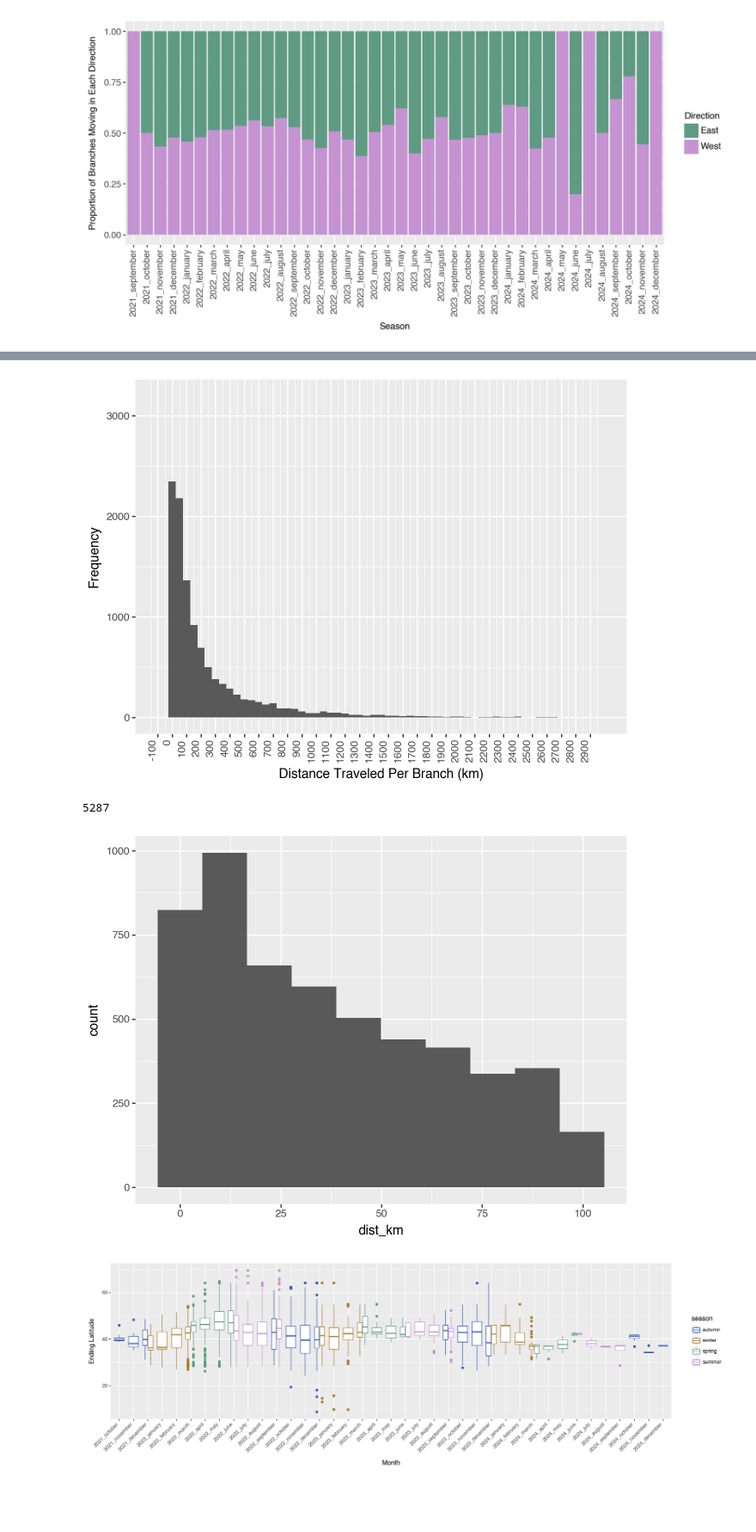
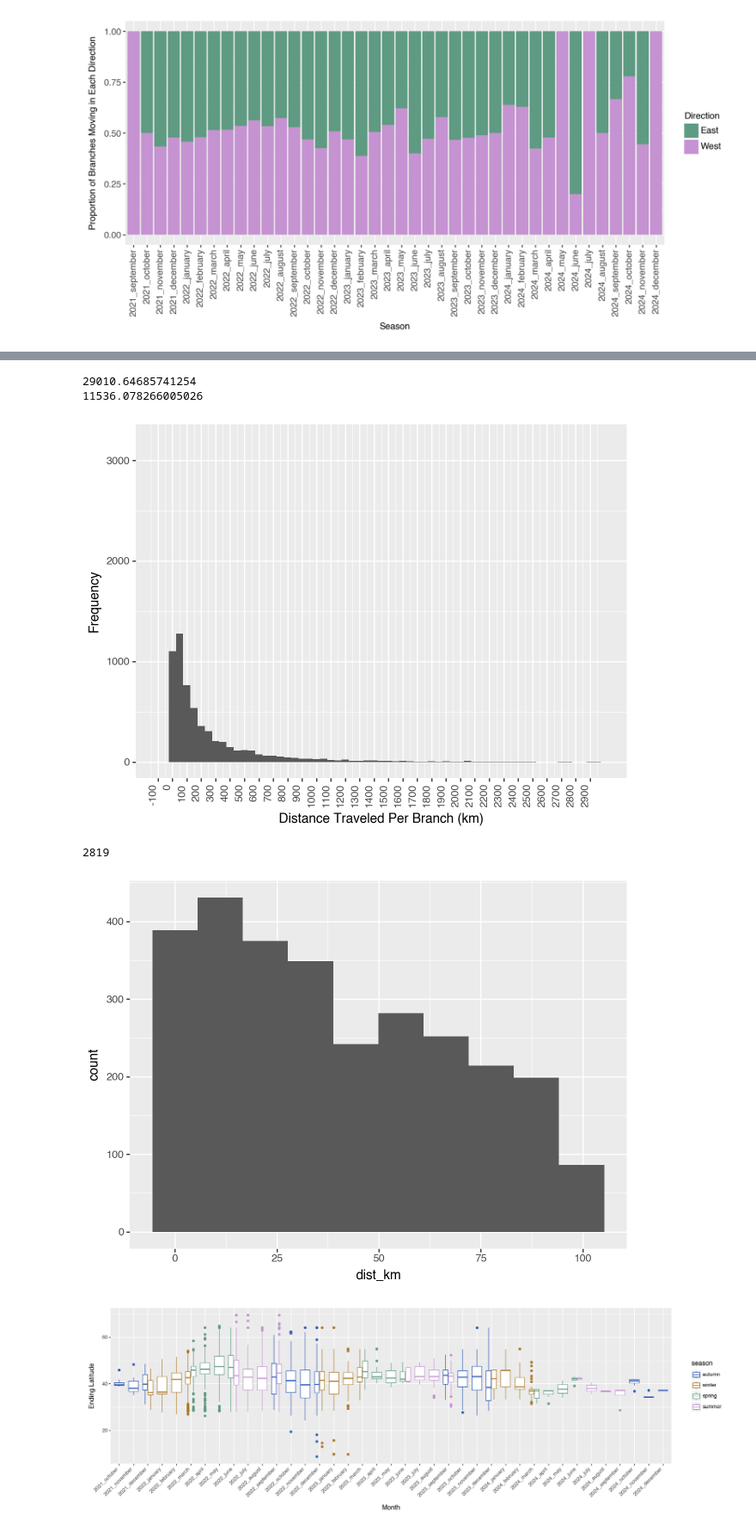
Before and after one commit to moncla-lab/H5-avian-ecology, a Jupyter notebook: cont_phyl_mcc_plotting.ipynb, the cells around one changed output, grey strips where cells are left out. Shown at 86% size. Cells and saved outputs as stored; diff of their text form; code cells hidden in the pictures; blank space fills up the shorter version.

Commit message:
updates some plotting scripts

```diff
--- a/cont_phyl_mcc_plotting.ipynb
+++ b/cont_phyl_mcc_plotting.ipynb
@@ -29,6 +29,8 @@ from shapely.validation import make_valid
 # FILE = "./SERAPHIM/nov2021-2024/NAm_wild-aves_nov2021-2024_ha_MCC.csv"
 # FILE = "./SERAPHIM/nov2021-2024_no-suliformes/NAm_wild-aves_nov2021-2024_no-suliformes_ha_MCC.csv"
 # FILE = "./SERAPHIM/nov2021-2024_no-suliformes_DTA/order_dta/NAm_wild-aves_nov2021-2024_no-suliformes_ha_contphyl_order-DTA_MCC.csv"
-FILE = "./SERAPHIM/nov2021-2024_no-suliformes_DTA/duckduckgoose_dta/NAm_wild-aves_nov2021-2024_no-suliformes_ha_contphyl_ddg-DTA_MCC.csv"
+# FILE = "./SERAPHIM/nov2021-2024_no-suliformes_DTA/duckduckgoose_dta/NAm_wild-aves_nov2021-2024_no-suliformes_ha_contphyl_ddg-DTA_MCC.csv"
+FILE = "./BEAST/continuous_phylogeography/results/2026-03-25_main-intro_equal-time-host-3000_ha_traits/main-intro_equal-time-host-3000_ha_traits_MCC.csv"
 
 mcc = pd.read_csv(FILE, sep = ',')
+print(mcc["startHost"].value_counts())
@@ -734,11 +749,12 @@ mcc_over500km = mcc_seas_mon_state_flyway_upt2[mcc_seas_mon_state_flyway_upt2["d
 # %%
 # Set the dataframe for all plotting and statistics
 
-MCCDATA = mcc_seas_mon_state_flyway_upt2
+# MCCDATA = mcc_seas_mon_state_flyway_upt2
 # MCCDATA = mcc_over100km
 #MCCDATA = mcc_over200km
 # MCCDATA = mcc_over300km
 #MCCDATA = mcc_over500km
+MCCDATA = mcc_seas_mon
 
 print(len(MCCDATA))
 # %% [output]
@@ -996,30 +1015,36 @@ dist_vs_speed.show()
+# %%
+print(MCCDATA["branchSpeed"].loc[MCCDATA["endYear"] < 2022.413699].mean())
+print(MCCDATA["branchSpeed"].loc[(2023.0 <= MCCDATA["endYear"]) & (MCCDATA["endYear"] < 2024)].mean())
+# %% [output]
+29010.64685741254
+11536.078266005026
 # %%
 # Plot 6: Histogram of distance (km) per branch
 
 dist_freq = (
     ggplot(MCCDATA, aes(x = "dist_km"))
     + geom_histogram(binwidth = 50) # Each bin is 50 km
     + scale_x_continuous(limits=(-100, 3000), breaks=range(-100, 2999, 100))
     + ylim(0, 3200)
     + labs(x = "Distance Traveled Per Branch (km)", y = "Frequency")
     + theme(axis_text_x=element_text(rotation=90, hjust=1))
 )
 
 dist_freq.show()
 
 # I'm just curious what it looks like below 100 km
 
-just_curious = mcc_seas_mon_state_flyway_upt2[mcc_seas_mon_state_flyway_upt2["dist_km"] < 100]
+just_curious = MCCDATA[MCCDATA["dist_km"] < 100]
 print(len(just_curious))
 just_curious = (
     ggplot(just_curious, aes(x = "dist_km"))
     + geom_histogram(bins = 10)
 )
 just_curious.show()
 # %% [output]
-[figure, old version]
+[figure, new version]
-5287
+2819
-[figure, old version]
+[figure, new version]
 # %%
 # Plot 8: average lat and lon per month
 
```
Also changed, not shown: parts of 13 cells of this notebook, 1 other file.
